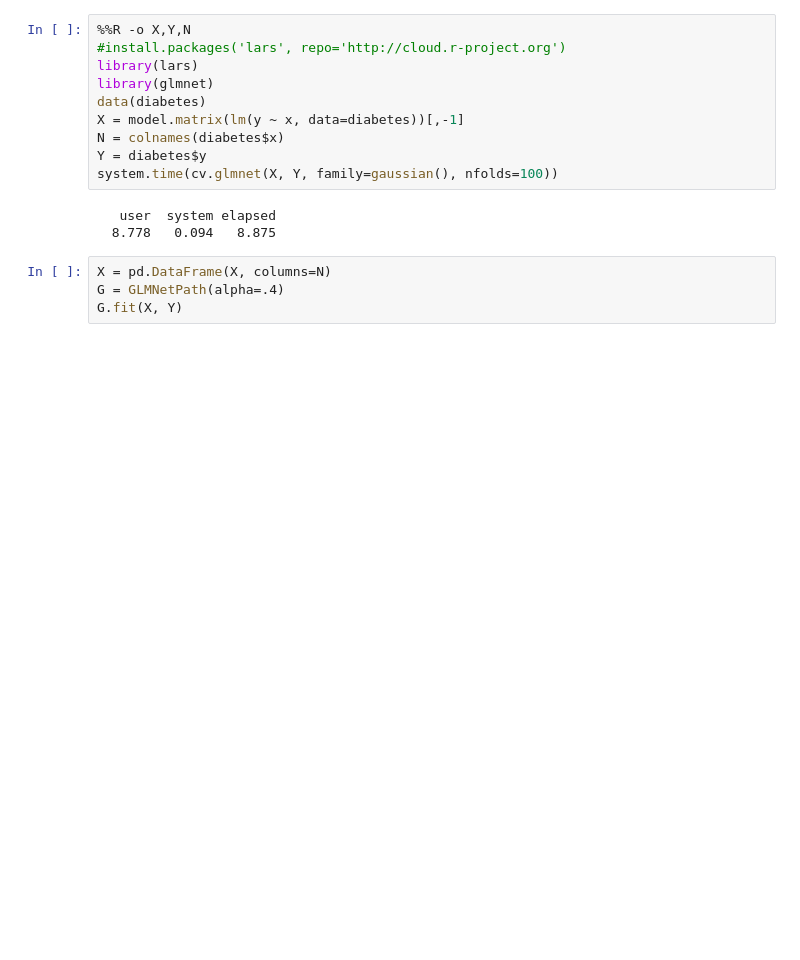
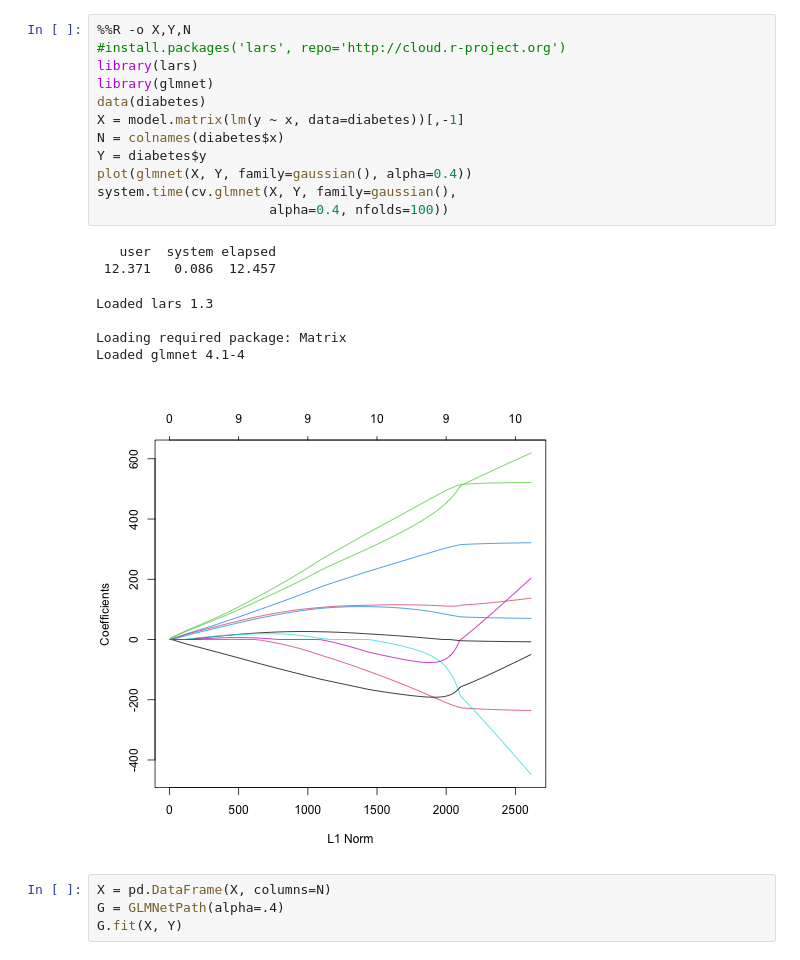
Before and after one commit to jonathan-taylor/glmnetpy, a Jupyter notebook: docs/examples/cross_validation.ipynb, the cells around one changed output. Saved outputs shown, nothing was run; the diff lists cells and outputs as text; blank space fills up the shorter version.

```diff
--- a/docs/examples/cross_validation.ipynb
+++ b/docs/examples/cross_validation.ipynb
@@ -14,16 +11,23 @@ The rpy2.ipython extension is already loaded. To reload it, use:
 # %%
 %%R -o X,Y,N
 #install.packages('lars', repo='http://cloud.r-project.org')
 library(lars)
 library(glmnet)
 data(diabetes)
 X = model.matrix(lm(y ~ x, data=diabetes))[,-1]
 N = colnames(diabetes$x)
 Y = diabetes$y
-system.time(cv.glmnet(X, Y, family=gaussian(), nfolds=100))
+plot(glmnet(X, Y, family=gaussian(), alpha=0.4))
+system.time(cv.glmnet(X, Y, family=gaussian(),
+                      alpha=0.4, nfolds=100))
 # %% [output]
    user  system elapsed
-  8.778   0.094   8.875
+ 12.371   0.086  12.457
+Loaded lars 1.3
+
+Loading required package: Matrix
+Loaded glmnet 4.1-4
+[figure, added]
 # %%
 X = pd.DataFrame(X, columns=N)
 G = GLMNetPath(alpha=.4)
```
Also changed, not shown: parts of 12 cells of this notebook, 2 other files.
